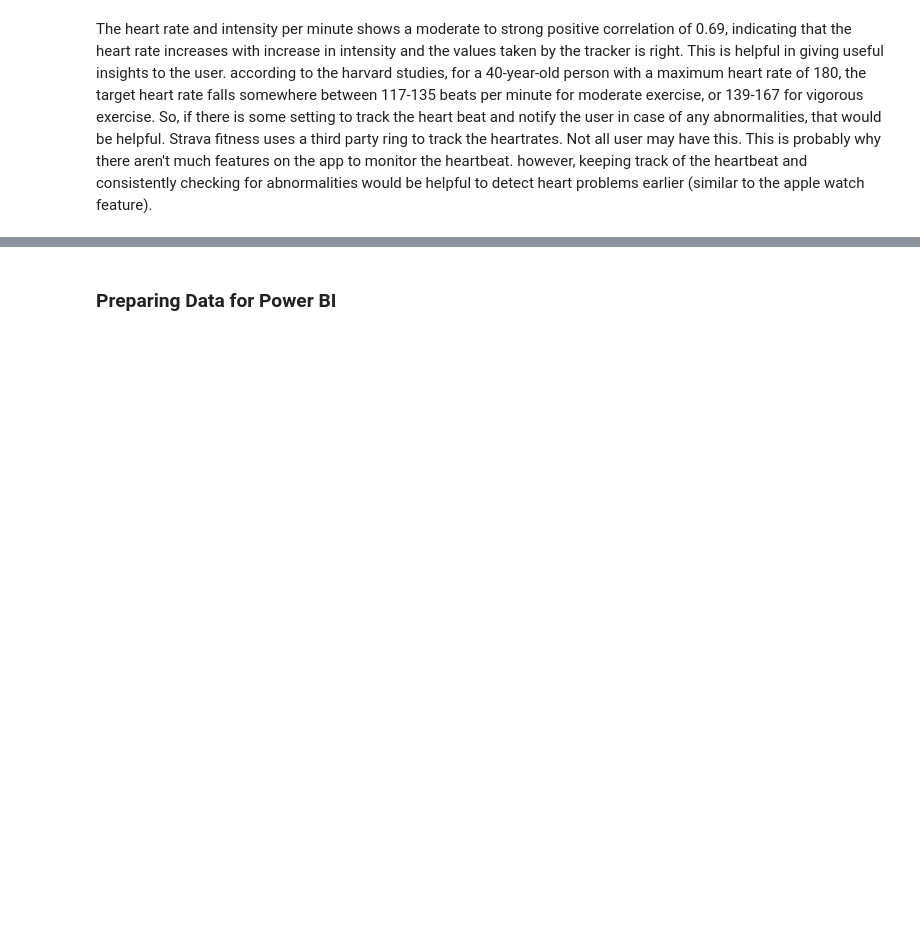
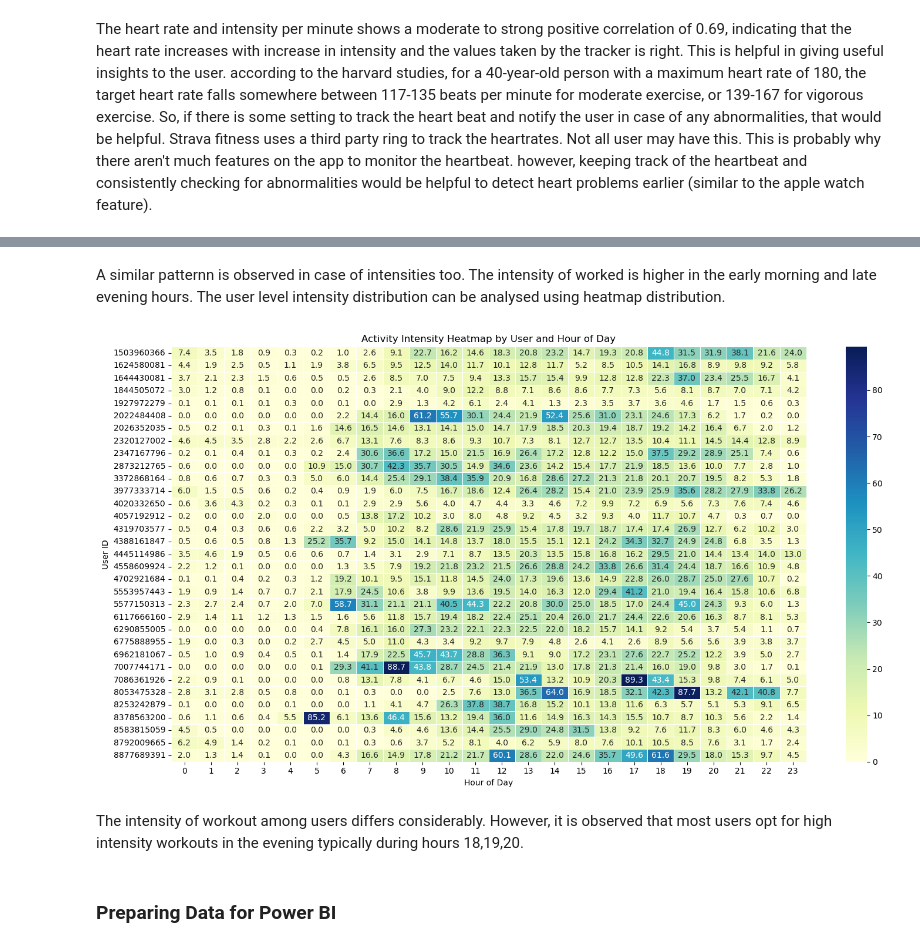
Before and after one commit to aswathy2410/Fitness-App-Data-Analysis-Case-Study-Using-Power-BI-SQL-and-Python, a Jupyter notebook: StravaPythonAnalysis_Aswathy.ipynb, the cells around one changed output, grey strips where cells are left out. Saved outputs shown, nothing was run; the diff lists cells and outputs as text; code cells hidden in the pictures; blank space fills up the shorter version.

```diff
--- a/StravaPythonAnalysis_Aswathy.ipynb
+++ b/StravaPythonAnalysis_Aswathy.ipynb
@@ -268,3 +326,24 @@ The heart rate and intensity per minute shows a moderate to strong positive corr
+# %% [markdown]
+A similar patternn is observed in case of intensities too. The intensity of worked is higher in the early morning and late evening hours. The user level intensity distribution can be analysed using heatmap distribution.
+# %%
+user_hour_intensity = df_hourlyintensities.groupby(['Id', 'Hour'])['TotalIntensity'].mean().reset_index()
+
+# Pivot data to get users as rows, hours as columns
+intensity_pivot = user_hour_intensity.pivot(index='Id', columns='Hour', values='TotalIntensity')
+
+# Plot heatmap
+plt.figure(figsize=(15,8))
+sns.heatmap(intensity_pivot, cmap='YlGnBu', annot=True, fmt='.1f', linewidths=0.5)
+
+plt.title('Activity Intensity Heatmap by User and Hour of Day')
+plt.xlabel('Hour of Day')
+plt.ylabel('User ID')
+plt.tight_layout()
+plt.show()
+# %% [output]
+[figure, added]
+# %% [markdown]
+The intensity of workout among users differs considerably. However, it is observed that most users opt for high intensity workouts in the evening typically during hours 18,19,20.
 # %% [markdown]
 ### Preparing Data for Power BI
 # %% [markdown]
```
Also changed, not shown: parts of 7 cells of this notebook, 1 other file.
